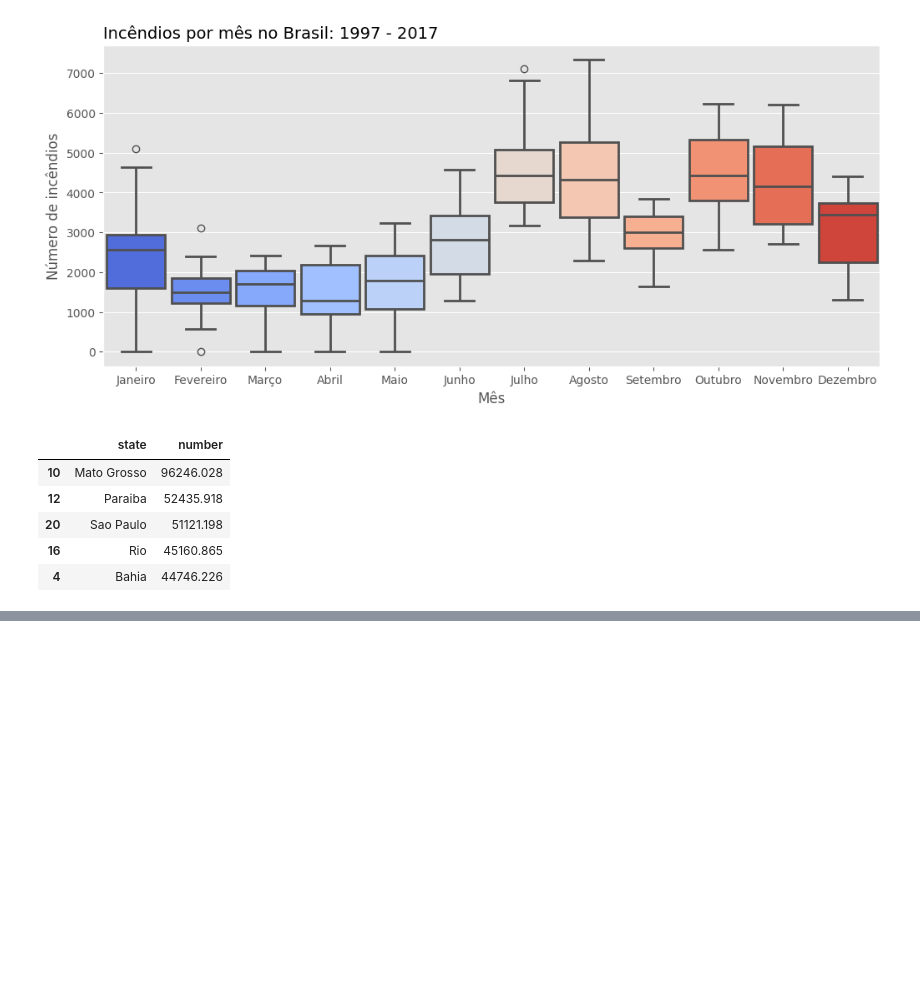
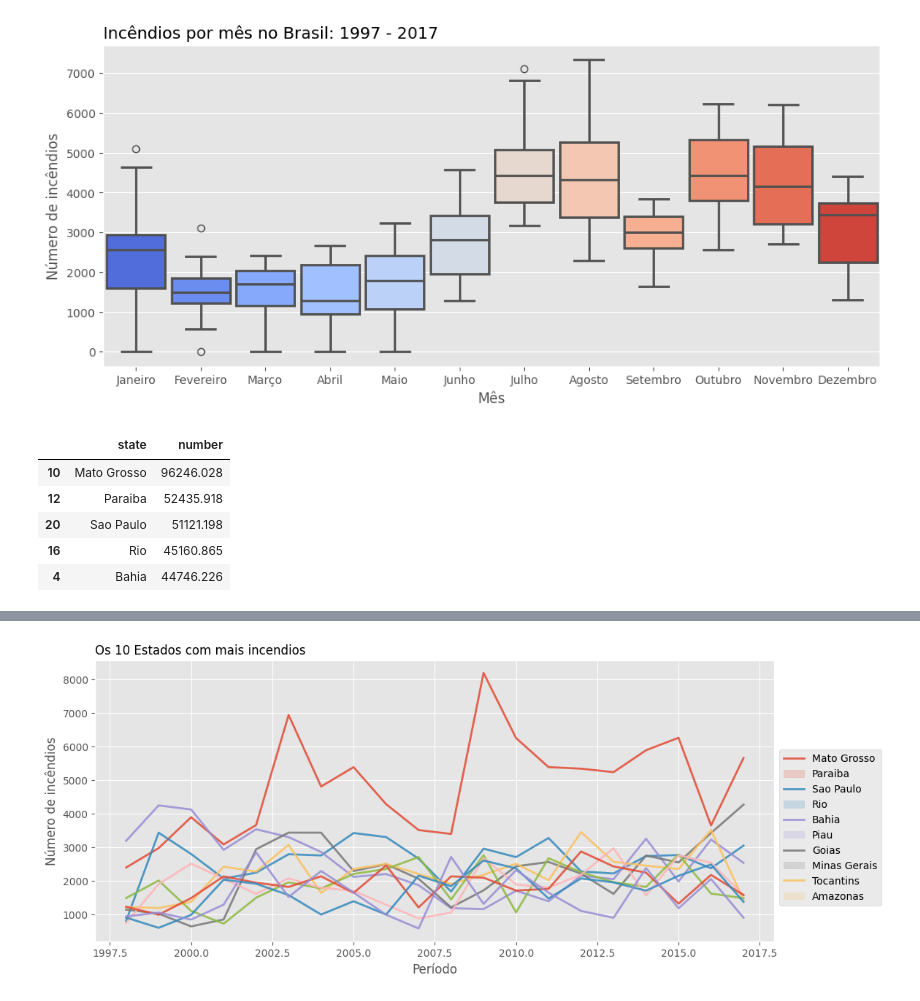
Before and after one commit to Arodmat/Analise-Incendios-Florestais, a Jupyter notebook: Incêndio_florestal.ipynb, the cells around one changed output, grey strips where cells are left out. Drawn from its saved outputs; the diff is of its cells as text; code cells hidden in the pictures; blank space fills up the shorter version.

```diff
--- a/Incêndio_florestal.ipynb
+++ b/Incêndio_florestal.ipynb
@@ -140,0 +151,23 @@ Grafico4.head()
+# %%
+#Vendo um gráfico de evolução dos incendios por estado
+
+Top10 = Grafico4['state'][0:10].values #pegando os 10 maiores estados
+
+plt.figure( figsize=(12, 5) )
+plt.title('Os 10 Estados com mais incendios', loc='left', fontsize=12)
+
+#Agrupando todos os dados por estado, pegando todos os anos, mes por mes, mas sem somar
+for Coluna in Top10:
+  Filtro = Basedados.loc[Basedados['state'] == Coluna]
+
+#somando todos os focos por ano em cada estado
+  Analise_local = Filtro.groupby( by=['year'] ).sum().reset_index()
+  #graficos
+  sns.lineplot( data=Analise_local, x='year', y='number', lw=2, alpha=0.85);
+  plt.xlabel('Período')
+  plt.ylabel('Número de incêndios')
+
+# Legenda
+  plt.legend( Top10, bbox_to_anchor=(1, 0.7) );
+# %% [output]
+[figure, added]
```
Also changed, not shown: parts of 4 cells of this notebook.
